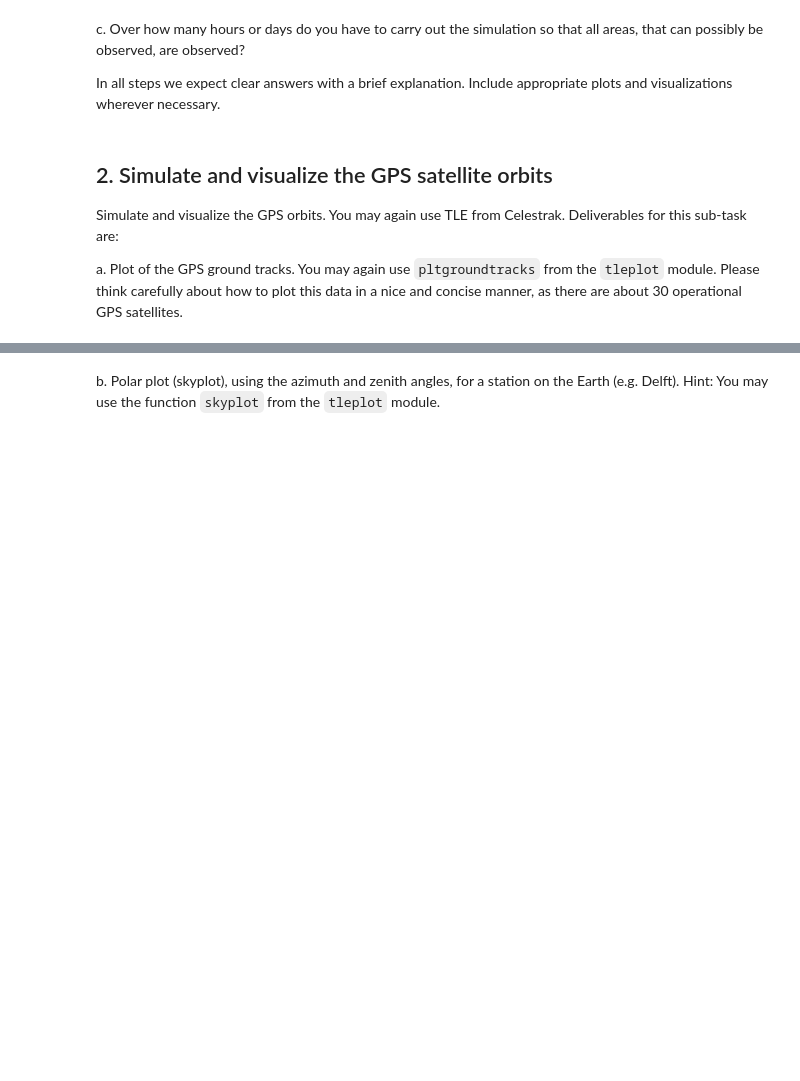
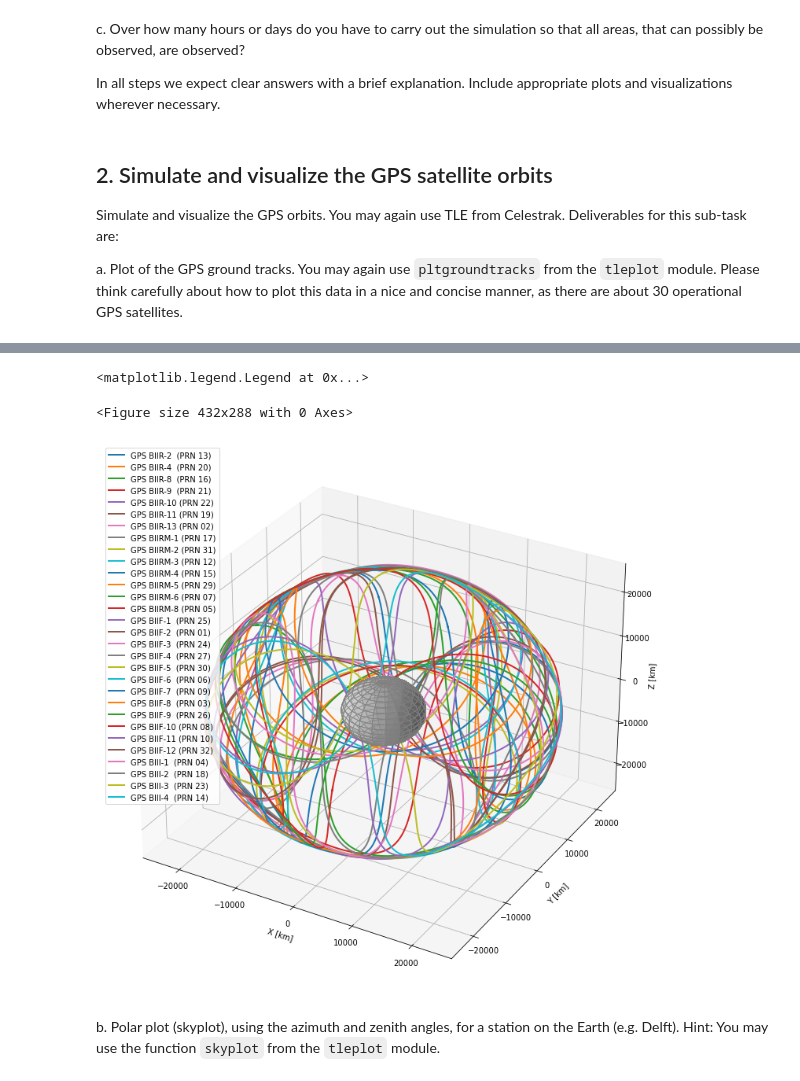
Before and after one commit to mlinds/sim_vis, a Jupyter notebook: assignment2/Assignment2Template.ipynb, the cells around one changed output, grey strips where cells are left out. Saved outputs shown, nothing was run; the diff lists cells and outputs as text; code cells hidden in the pictures; blank space fills up the shorter version.

```diff
--- a/assignment2/Assignment2Template.ipynb
+++ b/assignment2/Assignment2Template.ipynb
@@ -166,23 +195,3 @@ gpsERS = tle.tleread('GPS.txt',verbose=0)
-# %%
-
-t = tle.tledatenum(['2021-11-23 0:00:00', 24*60 ,1])
-xsat,vsat = tle.tle2vec(gpsERS,t,'GPS BIIR-2')
-xsate,vsate = crs.eci2ecef(t,xsat=xsat,vsat=vsat)
-plt.figure(figsize=(20,10))
-tle.pltgroundtrack(xsate)
-# %%
-# make a 3d plot
-plt.clf()
-fig = plt.figure("3D satellite orbit (ECI)",figsize=(20,10), tight_layout=True)
-ax = fig.add_subplot(121, projection='3d')
-for sat in gpsERS:
-    t = tle.tledatenum(['2021-11-15 0:00:00', 24*60 ,1])
-    xsat,vsat = tle.tle2vec(gpsERS,t,sat.name)
-    xsate,vsate = crs.eci2ecef(t,xsat=xsat,vsat=vsat)
-    # modified the plot_orbit_3d to pass extra parameters to the plt.plot() that actually adds the lines.
-    tle.plot_orbit_3D(ax,xsat,label=sat.name)
-
-plt.legend()
 # %%
 plt.figure(figsize=(20,10))
 for sat in gpsERS:
@@ -193,3 +204,20 @@ for sat in gpsERS:
+# %%
+# make a 3d plot
+plt.clf()
+fig = plt.figure("3D satellite orbit (ECI)",figsize=(20,10), tight_layout=True)
+ax = fig.add_subplot(121, projection='3d')
+for sat in gpsERS:
+    t = tle.tledatenum(['2021-11-15 0:00:00', 24*60 ,1])
+    xsat,vsat = tle.tle2vec(gpsERS,t,sat.name)
+    xsate,vsate = crs.eci2ecef(t,xsat=xsat,vsat=vsat)
+    # modified the plot_orbit_3d to pass extra parameters to the plt.plot() that actually adds the lines.
+    tle.plot_orbit_3D(ax,xsate,label=sat.name)
+
+plt.legend()
+# %% [output]
+<matplotlib.legend.Legend at 0x...>
+<Figure size 432x288 with 0 Axes>
+[figure, added]
 # %% [markdown]
 
 b.	Polar plot (skyplot), using the azimuth and zenith angles, for a station on the Earth (e.g. Delft).  Hint: You may use the function `skyplot` from the `tleplot`  module.
```
Also changed, not shown: parts of 20 cells of this notebook.
